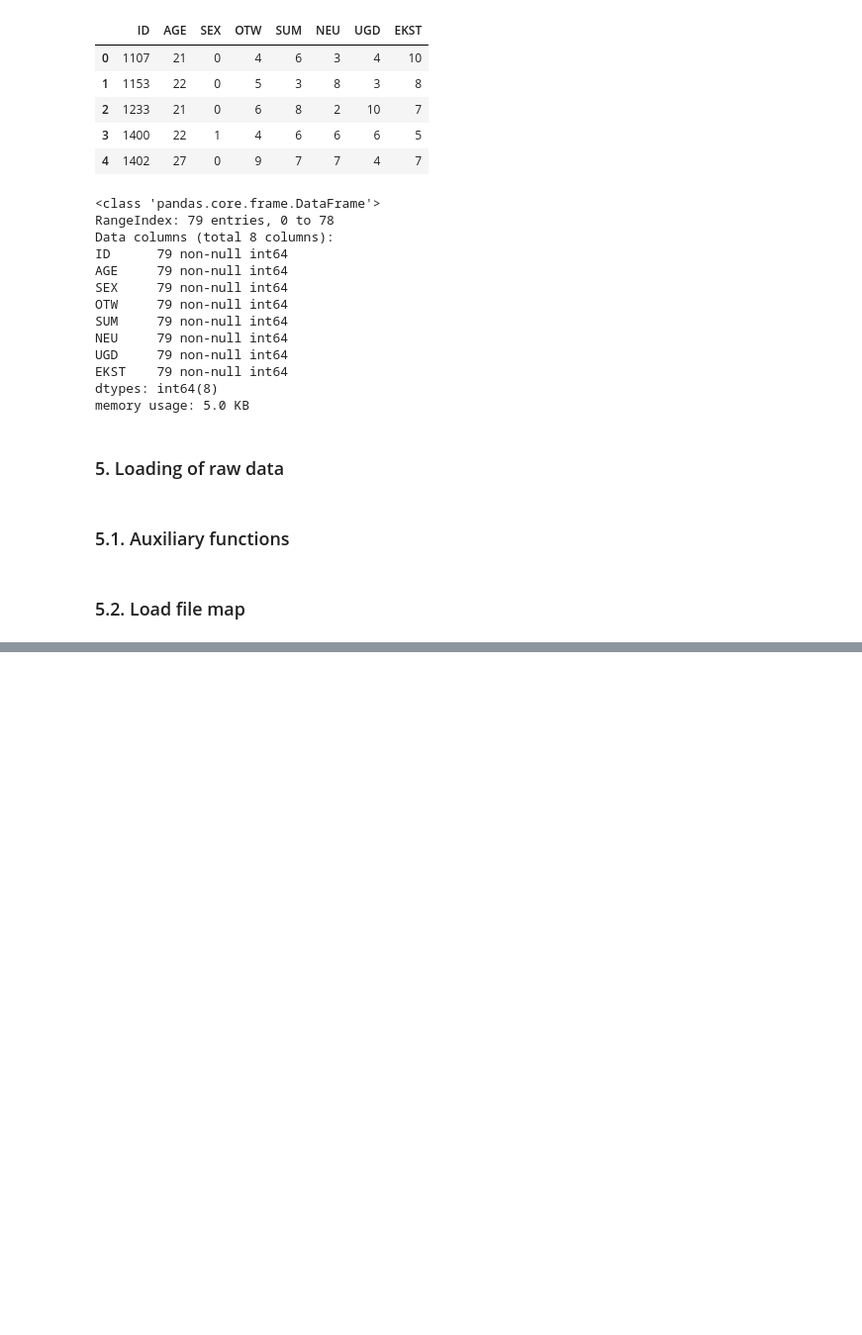
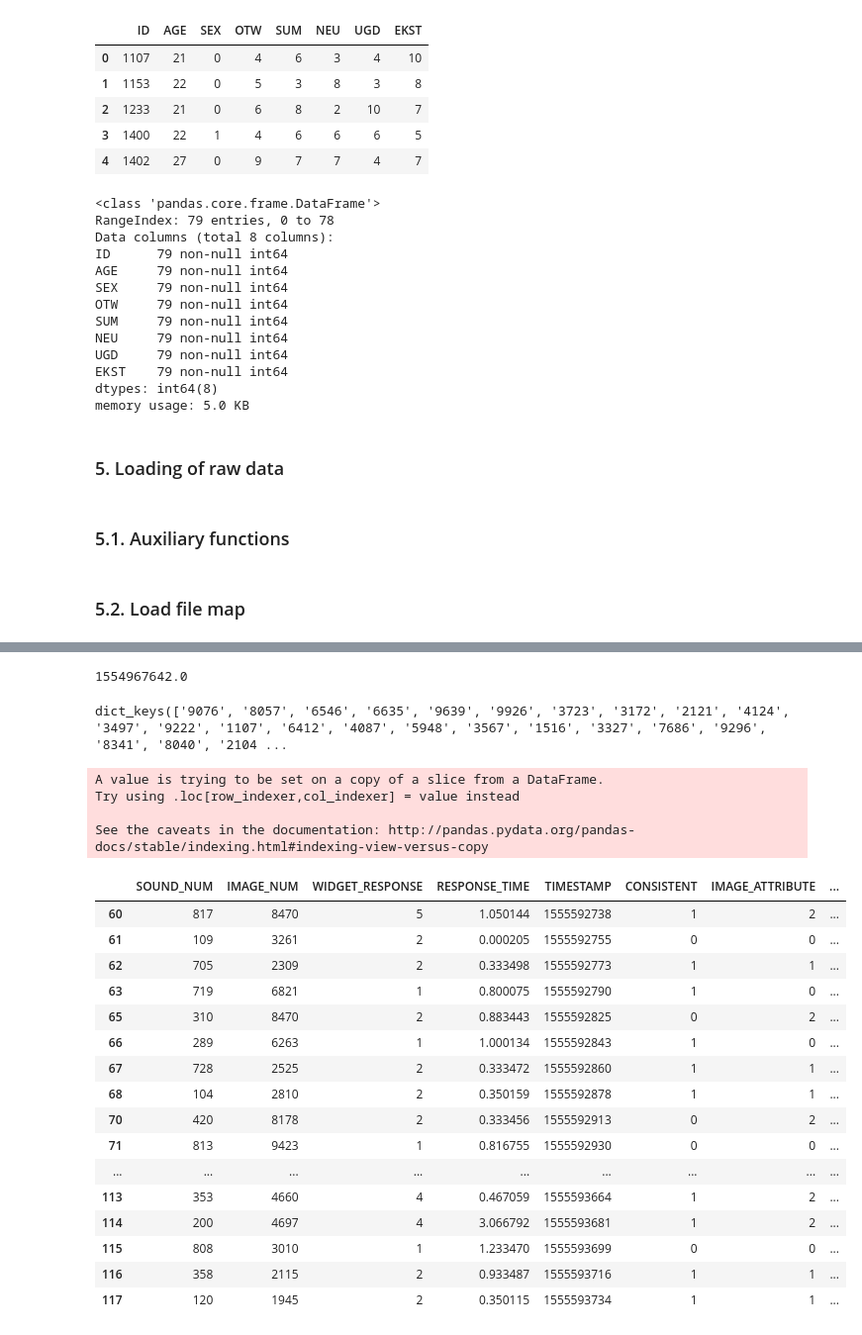
Before and after one commit to SkalskiP/ImaBoss, a Jupyter notebook: DATASET_BUILDING_FOR_SCENARIO_1.ipynb, the cells around one changed output, grey strips where cells are left out. Shown at 99% size. Cells and saved outputs as stored; diff of their text form; code cells hidden in the pictures; blank space fills up the shorter version.

```diff
--- a/DATASET_BUILDING_FOR_SCENARIO_1.ipynb
+++ b/DATASET_BUILDING_FOR_SCENARIO_1.ipynb
@@ -243,0 +239,20 @@ pprint(FILE_MAP)
+# %%
+def preprocess_procedure(data):
+    # select only rows concerning widgets of emoscale1 type
+    data = data[data["WIDGET_TYPE"] == "emoscale1"]
+
+    # convert the response time to float and if the value is not correct then remove the row
+    data['RESPONSE_TIME'] = pd.to_numeric(data['RESPONSE_TIME'], errors='coerce')
+    data = data.dropna(subset=['RESPONSE_TIME'])
+    data['RESPONSE_TIME'] = data['RESPONSE_TIME'].astype('float')
+
+    # enforcing the appropriate type of columns
+    data["CONSISTENT"] = data['CONDITION'].apply(lambda x: x=="con").astype(int)
+    data["IMAGE_ATTRIBUTE"] = data['SPEC_CONDITION'].apply(lambda x: spec_condition_helper(x[1])).astype(int)
+    data["SOUND_ATTRIBUTE"] = data['SPEC_CONDITION'].apply(lambda x: spec_condition_helper(x[3])).astype(int)
+    data["WIDGET_RESPONSE"] = data["WIDGET_RESPONSE"].astype(float).astype(int)
+    data["TIMESTAMP"] = data["TIMESTAMP"].astype(int)
+
+    # deleting unnecessary columns
+    data.drop(["CONDITION", "SPEC_CONDITION", "WIDGET_TYPE"], axis=1, inplace=True)
+    return data
@@ -243,0 +275,41 @@ pprint(FILE_MAP)
+# %%
+start_date_time
+# %% [output]
+1554967642.0
+# %%
+FILE_MAP.keys()
+# %% [output]
+dict_keys(['9076', '8057', '6546', '6635', '9639', '9926', '3723', '3172', '2121', '4124', '3497', '9222', '1107', '6412', '4087', '5948', '3567', '1516', '3327', '7686', '9296', '8341', '8040', '2104 ...
+# %%
+file_paths = FILE_MAP['7020']
+# %%
+bitalino_data = load_data_bitalino(file_paths['bitalino'])
+procedure_data = load_data_procedure(file_paths['procedure'])
+bitalino_start_time = extract_start_time(file_paths['bitalino'])
+# %%
+procedure_data = preprocess_procedure(procedure_data)
+# %% [output]
+A value is trying to be set on a copy of a slice from a DataFrame.
+Try using .loc[row_indexer,col_indexer] = value instead
+
+See the caveats in the documentation: http://pandas.pydata.org/pandas-docs/stable/indexing.html#indexing-view-versus-copy
+# %%
+procedure_data.head(50)
+# %% [output]
+|  | SOUND_NUM | IMAGE_NUM | WIDGET_RESPONSE | RESPONSE_TIME | TIMESTAMP | CONSISTENT | IMAGE_ATTRIBUTE | ... |
+| 60 | 817 | 8470 | 5 | 1.050144 | 1555592738 | 1 | 2 | ... |
+| 61 | 109 | 3261 | 2 | 0.000205 | 1555592755 | 0 | 0 | ... |
+| 62 | 705 | 2309 | 2 | 0.333498 | 1555592773 | 1 | 1 | ... |
+| 63 | 719 | 6821 | 1 | 0.800075 | 1555592790 | 1 | 0 | ... |
+| 65 | 310 | 8470 | 2 | 0.883443 | 1555592825 | 0 | 2 | ... |
+| 66 | 289 | 6263 | 1 | 1.000134 | 1555592843 | 1 | 0 | ... |
+| 67 | 728 | 2525 | 2 | 0.333472 | 1555592860 | 1 | 1 | ... |
+| 68 | 104 | 2810 | 2 | 0.350159 | 1555592878 | 1 | 1 | ... |
+| 70 | 420 | 8178 | 2 | 0.333456 | 1555592913 | 0 | 2 | ... |
+| 71 | 813 | 9423 | 1 | 0.816755 | 1555592930 | 0 | 0 | ... |
+| ... | ... | ... | ... | ... | ... | ... | ... | ... |
+| 113 | 353 | 4660 | 4 | 0.467059 | 1555593664 | 1 | 2 | ... |
+| 114 | 200 | 4697 | 4 | 3.066792 | 1555593681 | 1 | 2 | ... |
+| 115 | 808 | 3010 | 1 | 1.233470 | 1555593699 | 0 | 0 | ... |
+| 116 | 358 | 2115 | 2 | 0.933487 | 1555593716 | 1 | 1 | ... |
+| 117 | 120 | 1945 | 2 | 0.350115 | 1555593734 | 1 | 1 | ... |
```
Also changed, not shown: parts of 16 cells of this notebook, 1 other file.
